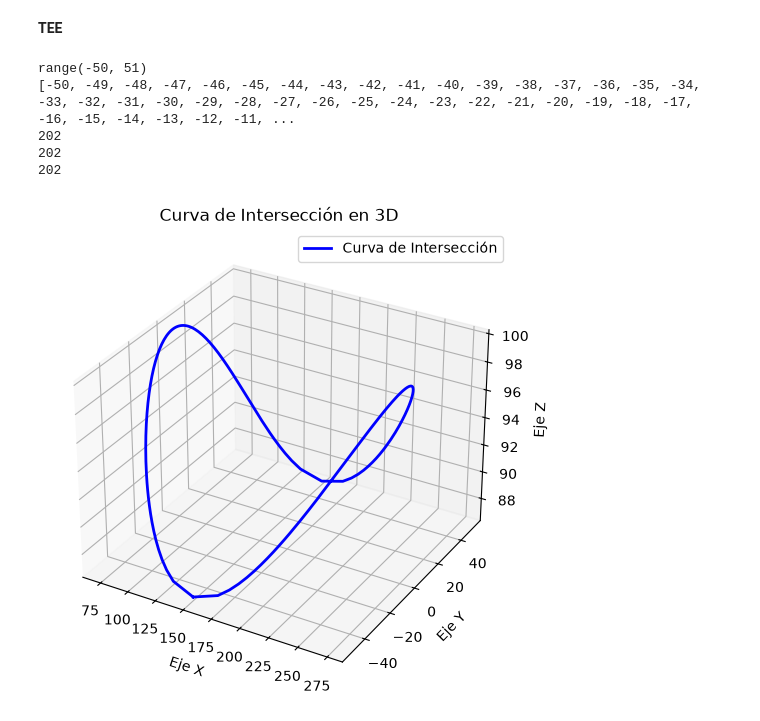
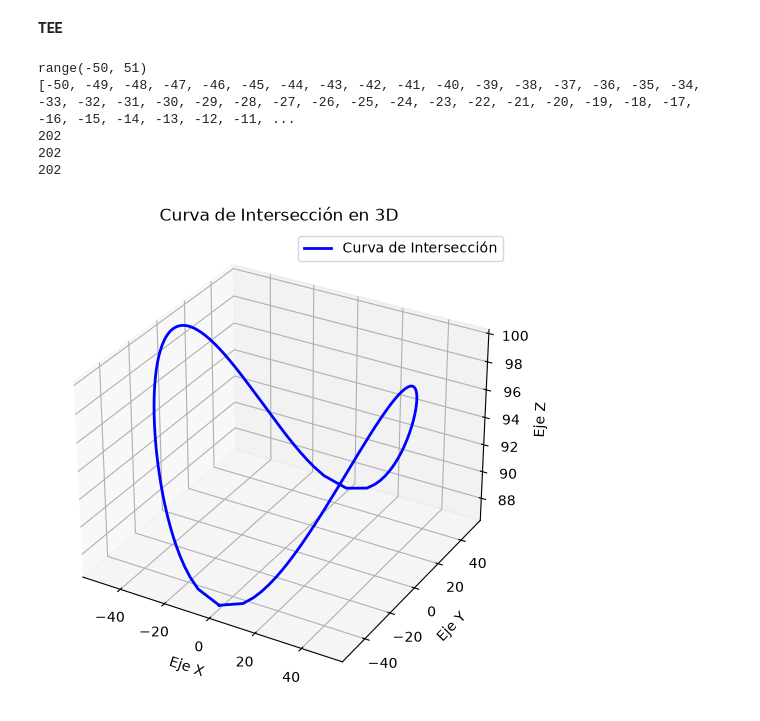
Before and after one commit to reiraviolo/Mesh_preforma, a Jupyter notebook: mesh_preforma.ipynb, the cells around one changed output. Drawn from its saved outputs; the diff is of its cells as text; code cells hidden in the pictures.

```diff
--- a/mesh_preforma.ipynb
+++ b/mesh_preforma.ipynb
@@ -122,7 +138,7 @@ OD_2 = 100  # OD derivación
 H_1=200 # de entrada a intersección
 H_2=400 # de intersección a salida lateral
 H_3=350 # de intersección a salida final
-Alpha_2 = 30 # ángulo de  derivación
+Alpha_2 = 90 # ángulo de  derivación
 
 #curva intersección
 #limite de evaliación -OD_2 -> +OD_2, Condición: OD_2<=OD_1
@@ -145,31 +161,31 @@ for y_val in EV:
     y.append(y_val)
     z.append(Z_1)
 print(y)
 
 
 print(len(x))
 print(len(y))
 print(len(z))
 
 # Configuración del gráfico 3D
 fig = plt.figure(figsize=(8, 6))
 ax = fig.add_subplot(projection='3d')
 
 # Graficar la curva en 3D
 ax.plot(x, y, z, label='Curva de Intersección', color='b', linewidth=2)
 
 # Etiquetas de los ejes
 ax.set_xlabel('Eje X')
 ax.set_ylabel('Eje Y')
 ax.set_zlabel('Eje Z')
 ax.set_title('Curva de Intersección en 3D')
 ax.legend()
 
 plt.show()
 # %% [output]
 range(-50, 51)
 [-50, -49, -48, -47, -46, -45, -44, -43, -42, -41, -40, -39, -38, -37, -36, -35, -34, -33, -32, -31, -30, -29, -28, -27, -26, -25, -24, -23, -22, -21, -20, -19, -18, -17, -16, -15, -14, -13, -12, -11, ...
 202
 202
 202
-[figure, old version]
+[figure, new version]
```
Also changed, not shown: parts of 2 cells of this notebook.
